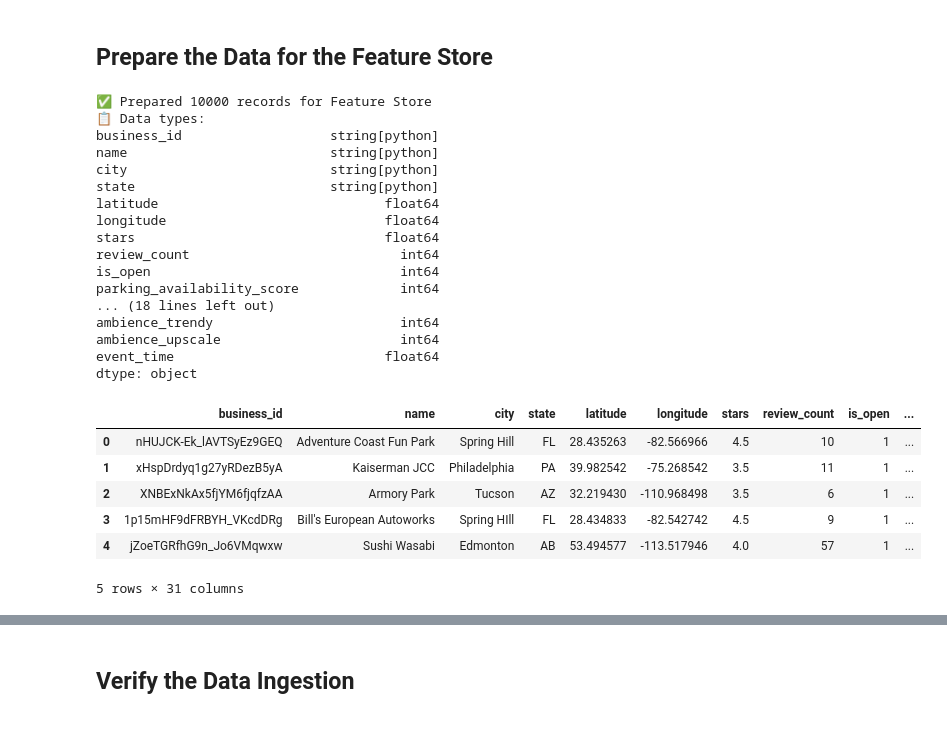
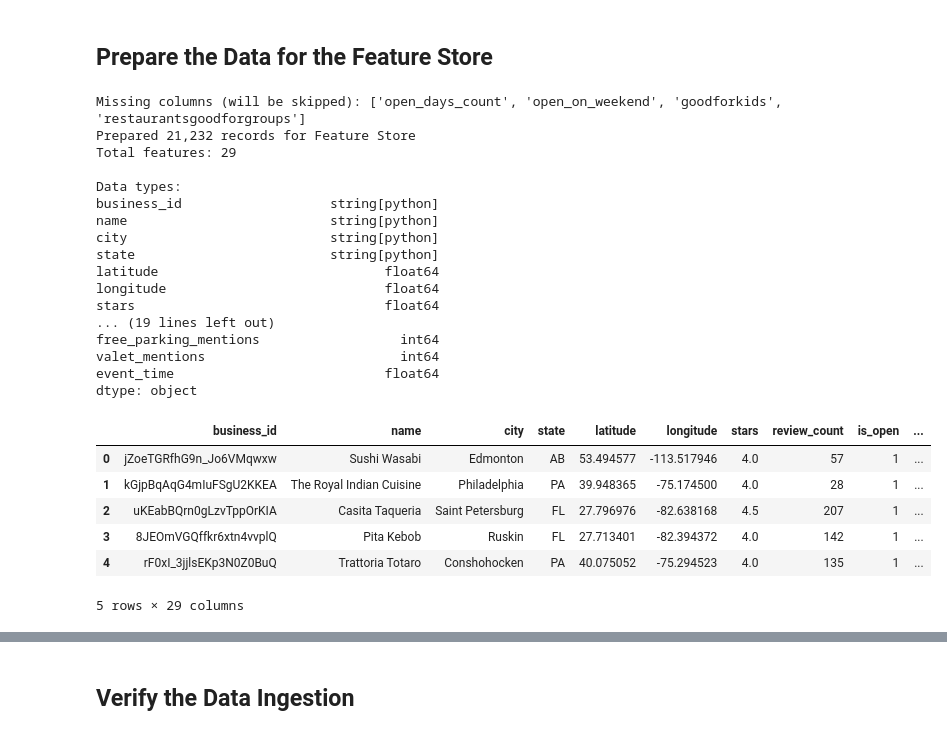
Before and after one commit to omarsagoo/VenueSignal, a Jupyter notebook: FeatureStore.ipynb, the cells around one changed output, grey strips where cells are left out. Saved outputs shown, nothing was run; the diff lists cells and outputs as text; code cells hidden in the pictures.

```diff
--- a/FeatureStore.ipynb
+++ b/FeatureStore.ipynb
@@ -304,7 +453,7 @@ Total features: 44
 # %% [markdown]
 ## Prepare the Data for the Feature Store
 # %%
-# Select features for Feature Store
+# Select enhanced features for Feature Store
 feature_columns = [
     'business_id',
     'name',
@@ -316,6 +465,7 @@ feature_columns = [
     'review_count',
     'is_open',
     'parking_availability_score',
+    'enhanced_parking_score',
     'has_parking',
     'parking_garage',
     'parking_street',
@@ -326,63 +476,72 @@ feature_columns = [
     'avg_review_stars',
     'review_engagement',
     'rating_consistency',
-    'is_urban',
     'is_restaurant',
     'is_food_service',
     'open_days_count',
     'open_on_weekend',
     'goodforkids',
     'restaurantsgoodforgroups',
-    'ambience_casual',
-    'ambience_trendy',
-    'ambience_upscale',
+    'parking_mentions',
+    'parking_positive_sentiment',
+    'parking_negative_sentiment',
+    'free_parking_mentions',
+    'valet_mentions'
 ]
 
-feature_store_df = features_df[feature_columns].copy()
+# Filter to only columns that exist
+available_columns = [col for col in feature_columns if col in features_df.columns]
+missing_columns = [col for col in feature_columns if col not in features_df.columns]
+
+if missing_columns:
+    print(f"Missing columns (will be skipped): {missing_columns}")
+
+feature_store_df = features_df[available_columns].copy()
 
 # Convert object types to string
 def cast_object_to_string(data_frame):
     for label in data_frame.columns:
         if data_frame.dtypes[label] == 'object':
             data_frame[label] = data_frame[label].astype('str').astype('string')
 
 cast_object_to_string(feature_store_df)
 
 # Add EventTime (required by Feature Store)
 current_time_sec = int(round(time.time()))
 feature_store_df['event_time'] = pd.Series([float(current_time_sec)] * len(feature_store_df), dtype='float64')
 
 # Ensure business_id is string type
 feature_store_df['business_id'] = feature_store_df['business_id'].astype('string')
 
-print(f"Prepared {len(feature_store_df)} records for Feature Store")
-print(f"Data types:\n{feature_store_df.dtypes}")
+print(f"Prepared {len(feature_store_df):,} records for Feature Store")
+print(f"Total features: {len(feature_store_df.columns)}")
+print(f"\nData types:\n{feature_store_df.dtypes}")
 feature_store_df.head()
 # %% [output]
-✅ Prepared 10000 records for Feature Store
-📋 Data types:
+Missing columns (will be skipped): ['open_days_count', 'open_on_weekend', 'goodforkids', 'restaurantsgoodforgroups']
+Prepared 21,232 records for Feature Store
+Total features: 29
+
+Data types:
 business_id                   string[python]
 name                          string[python]
 city                          string[python]
 state                         string[python]
 latitude                             float64
 longitude                            float64
 stars                                float64
-review_count                           int64
-is_open                                int64
-parking_availability_score             int64
-... (18 lines left out)
-ambience_trendy                        int64
-ambience_upscale                       int64
+... (19 lines left out)
+free_parking_mentions                  int64
+valet_mentions                         int64
 event_time                           float64
 dtype: object
 |  | business_id | name | city | state | latitude | longitude | stars | review_count | is_open | ... |
-| 0 | nHUJCK-Ek_lAVTSyEz9GEQ | Adventure Coast Fun Park | Spring Hill | FL | 28.435263 | -82.566966 | 4.5 | 10 | 1 | ... |
-| 1 | xHspDrdyq1g27yRDezB5yA | Kaiserman JCC | Philadelphia | PA | 39.982542 | -75.268542 | 3.5 | 11 | 1 | ... |
-| 2 | XNBExNkAx5fjYM6fjqfzAA | Armory Park | Tucson | AZ | 32.219430 | -110.968498 | 3.5 | 6 | 1 | ... |
-| 3 | 1p15mHF9dFRBYH_VKcdDRg | Bill's European Autoworks | Spring HIll | FL | 28.434833 | -82.542742 | 4.5 | 9 | 1 | ... |
-| 4 | jZoeTGRfhG9n_Jo6VMqwxw | Sushi Wasabi | Edmonton | AB | 53.494577 | -113.517946 | 4.0 | 57 | 1 | ... |
+| 0 | jZoeTGRfhG9n_Jo6VMqwxw | Sushi Wasabi | Edmonton | AB | 53.494577 | -113.517946 | 4.0 | 57 | 1 | ... |
+| 1 | kGjpBqAqG4mIuFSgU2KKEA | The Royal Indian Cuisine | Philadelphia | PA | 39.948365 | -75.174500 | 4.0 | 28 | 1 | ... |
+| 2 | uKEabBQrn0gLzvTppOrKIA | Casita Taqueria | Saint Petersburg | FL | 27.796976 | -82.638168 | 4.5 | 207 | 1 | ... |
+| 3 | 8JEOmVGQffkr6xtn4vvplQ | Pita Kebob | Ruskin | FL | 27.713401 | -82.394372 | 4.0 | 142 | 1 | ... |
+| 4 | rF0xI_3jjlsEKp3N0Z0BuQ | Trattoria Totaro | Conshohocken | PA | 40.075052 | -75.294523 | 4.0 | 135 | 1 | ... |
-5 rows × 31 columns
+5 rows × 29 columns
 # %%
 # Create FeatureGroup name with timestamp
 feature_group_name = f"venuesignal-business-features-{strftime('%d-%H-%M-%S', gmtime())}"
```
Also changed, not shown: parts of 24 cells of this notebook, 1 other file.
